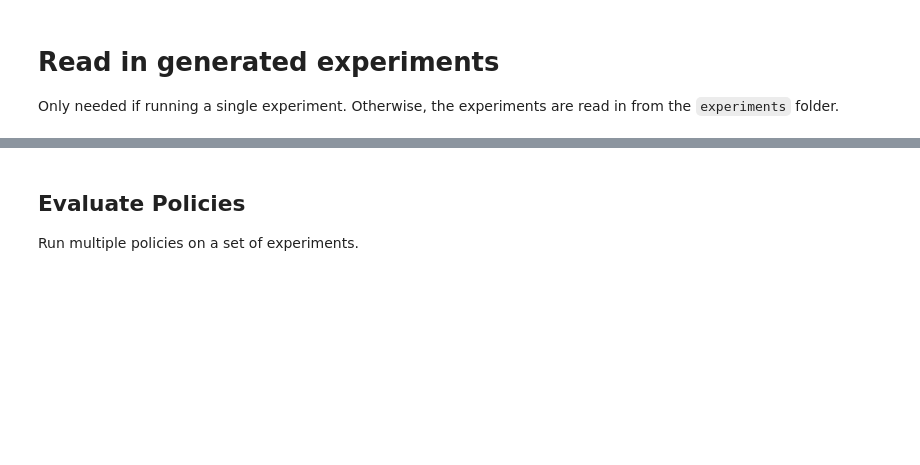
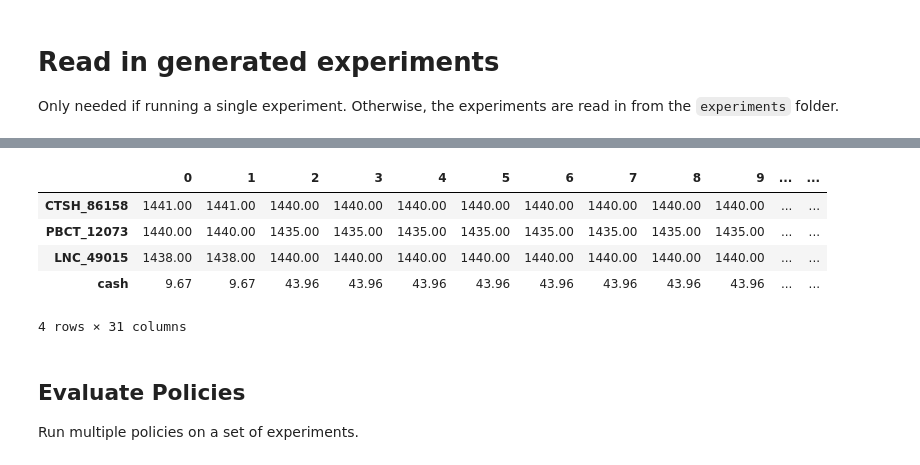
Before and after one commit to upadhyan/Portfolio-Changeover-Optimization, a Jupyter notebook: main.ipynb, the cells around one changed output, grey strips where cells are left out. Saved outputs shown, nothing was run; the diff lists cells and outputs as text; code cells hidden in the pictures; blank space fills up the shorter version.

```diff
--- a/main.ipynb
+++ b/main.ipynb
@@ -64,3 +72,12 @@ px.line(simulator.historical_trades)
+# %%
+pd.concat(simulator.historical_portfolios, axis=1)
+# %% [output]
+|  | 0 | 1 | 2 | 3 | 4 | 5 | 6 | 7 | 8 | 9 | ... | ... |
+| CTSH_86158 | 1441.00 | 1441.00 | 1440.00 | 1440.00 | 1440.00 | 1440.00 | 1440.00 | 1440.00 | 1440.00 | 1440.00 | ... | ... |
+| PBCT_12073 | 1440.00 | 1440.00 | 1435.00 | 1435.00 | 1435.00 | 1435.00 | 1435.00 | 1435.00 | 1435.00 | 1435.00 | ... | ... |
+| LNC_49015 | 1438.00 | 1438.00 | 1440.00 | 1440.00 | 1440.00 | 1440.00 | 1440.00 | 1440.00 | 1440.00 | 1440.00 | ... | ... |
+| cash | 9.67 | 9.67 | 43.96 | 43.96 | 43.96 | 43.96 | 43.96 | 43.96 | 43.96 | 43.96 | ... | ... |
+4 rows × 31 columns
 # %% [markdown]
 ## Evaluate Policies
 Run multiple policies on a set of experiments.
```
Also changed, not shown: parts of 4 cells of this notebook, 2 other files.
